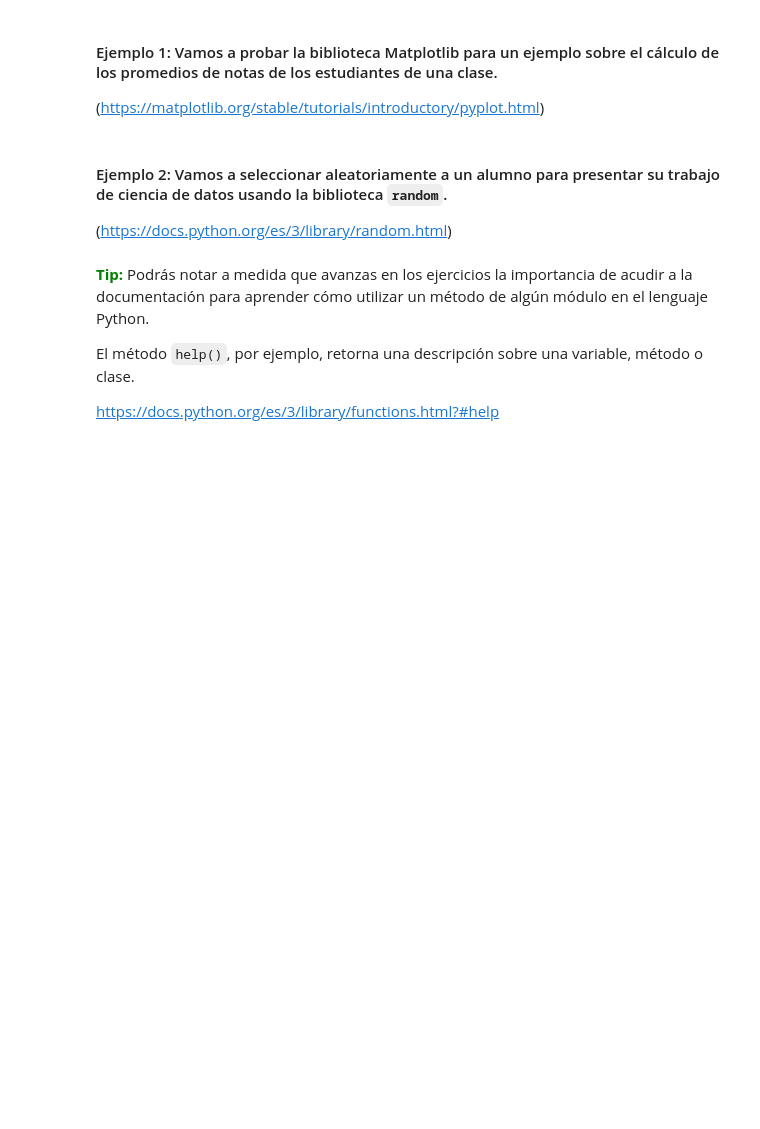
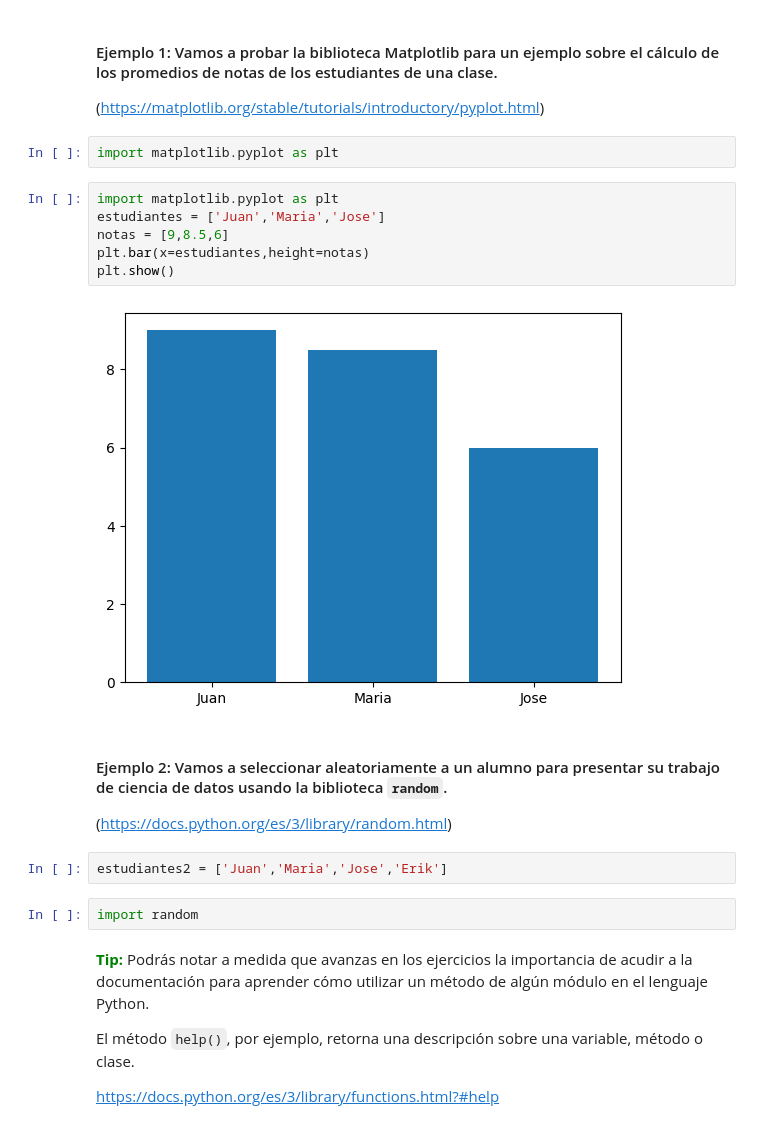
Before and after one commit to samroquec/amigosecreto, a Jupyter notebook: Python_para_Data_Science.ipynb, the cells around one changed output. Drawn from its saved outputs; the diff is of its cells as text; blank space fills up the shorter version.

```diff
--- a/Python_para_Data_Science.ipynb
+++ b/Python_para_Data_Science.ipynb
@@ -48,10 +48,24 @@ matplotlib.__version__
 #### Ejemplo 1: Vamos a probar la biblioteca Matplotlib para un ejemplo sobre el cálculo de los promedios de notas de los estudiantes de una clase.
 
 (https://matplotlib.org/stable/tutorials/introductory/pyplot.html)
+# %%
+import matplotlib.pyplot as plt
+# %%
+import matplotlib.pyplot as plt
+estudiantes = ['Juan','Maria','Jose']
+notas = [9,8.5,6]
+plt.bar(x=estudiantes,height=notas)
+plt.show()
+# %% [output]
+[figure, added]
 # %% [markdown]
 #### Ejemplo 2: Vamos a seleccionar aleatoriamente a un alumno para presentar su trabajo de ciencia de datos usando la biblioteca `random`.
 
 (https://docs.python.org/es/3/library/random.html)
+# %%
+estudiantes2 = ['Juan','Maria','Jose','Erik']
+# %%
+import random
 # %% [markdown]
 <font color=green>**Tip:**</font> Podrás notar a medida que avanzas en los ejercicios la importancia de acudir a la documentación para aprender cómo utilizar un método de algún módulo en el lenguaje Python.
 
```
Also changed, not shown: parts of 2 cells of this notebook.
